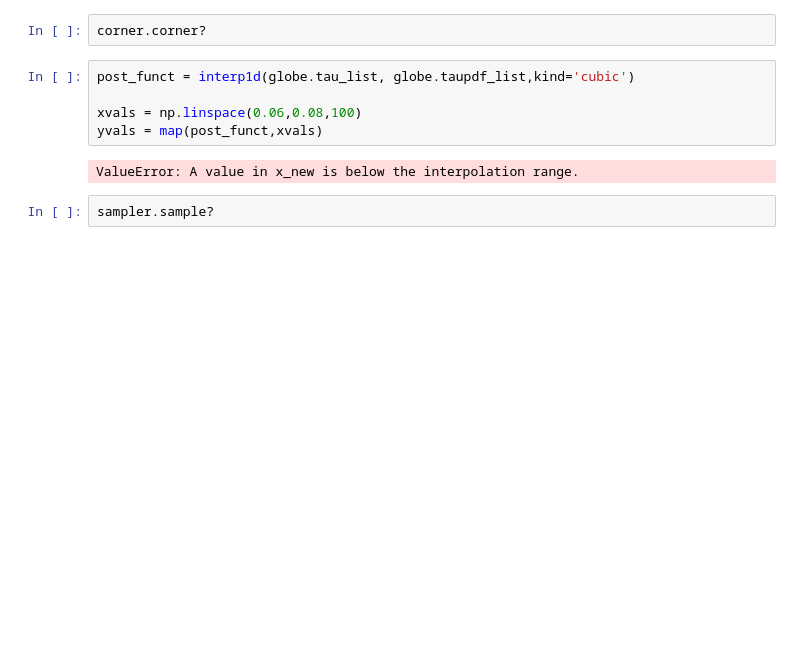
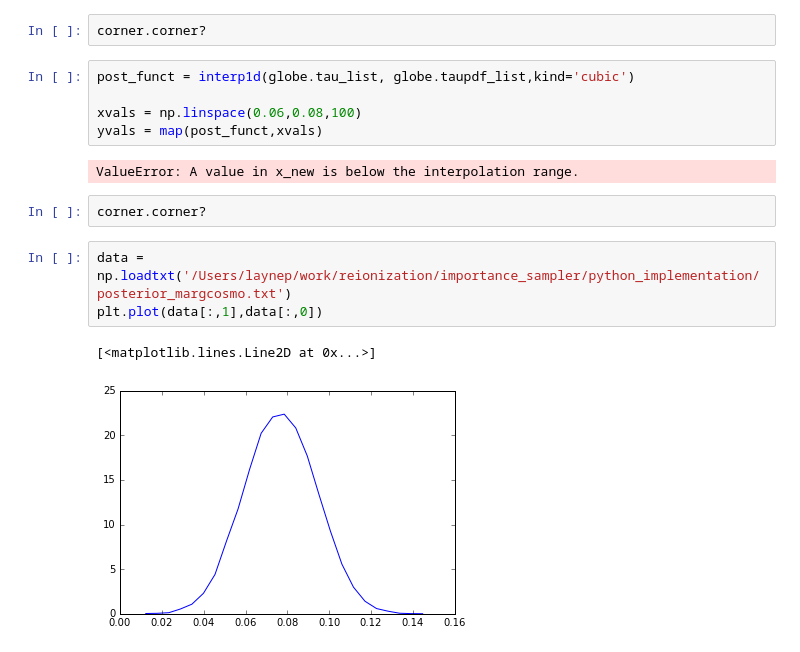
Before and after one commit to laynep/tau_calc_reion, a Jupyter notebook: tau_sampler.ipynb, the cells around one changed output. Saved outputs shown, nothing was run; the diff lists cells and outputs as text; blank space fills up the shorter version.

```diff
--- a/tau_sampler.ipynb
+++ b/tau_sampler.ipynb
@@ -551,5 +563,11 @@ xvals = np.linspace(0.06,0.08,100)
 yvals = map(post_funct,xvals)
 # %% [output]
 ValueError: A value in x_new is below the interpolation range.
-# %%
-sampler.sample?
+# %%
+corner.corner?
+# %%
+data = np.loadtxt('/Users/laynep/work/reionization/importance_sampler/python_implementation/posterior_margcosmo.txt')
+plt.plot(data[:,1],data[:,0])
+# %% [output]
+[<matplotlib.lines.Line2D at 0x...>]
+[figure, added]
```
Also changed, not shown: parts of 7 cells of this notebook, 5 other files.
